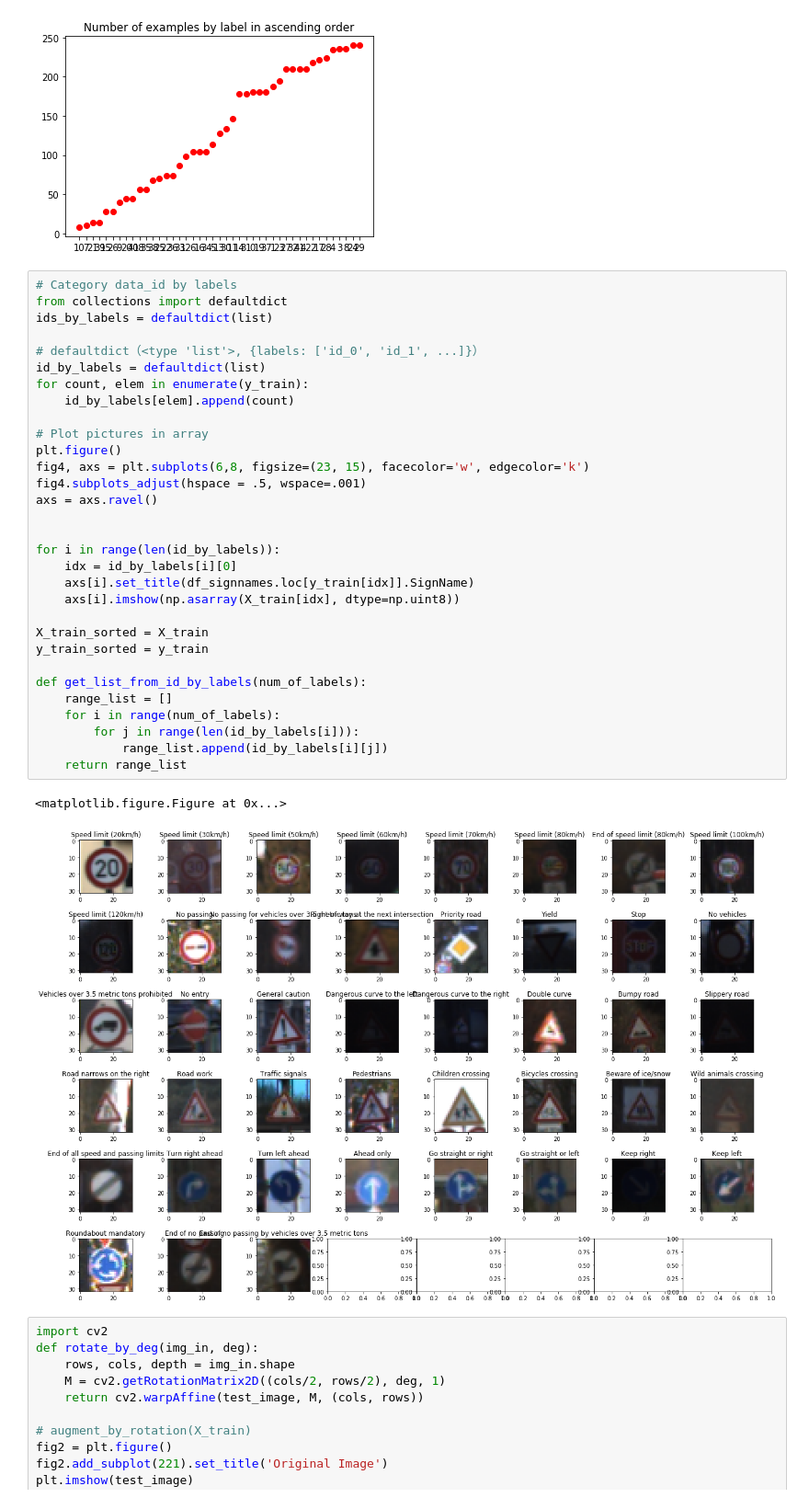
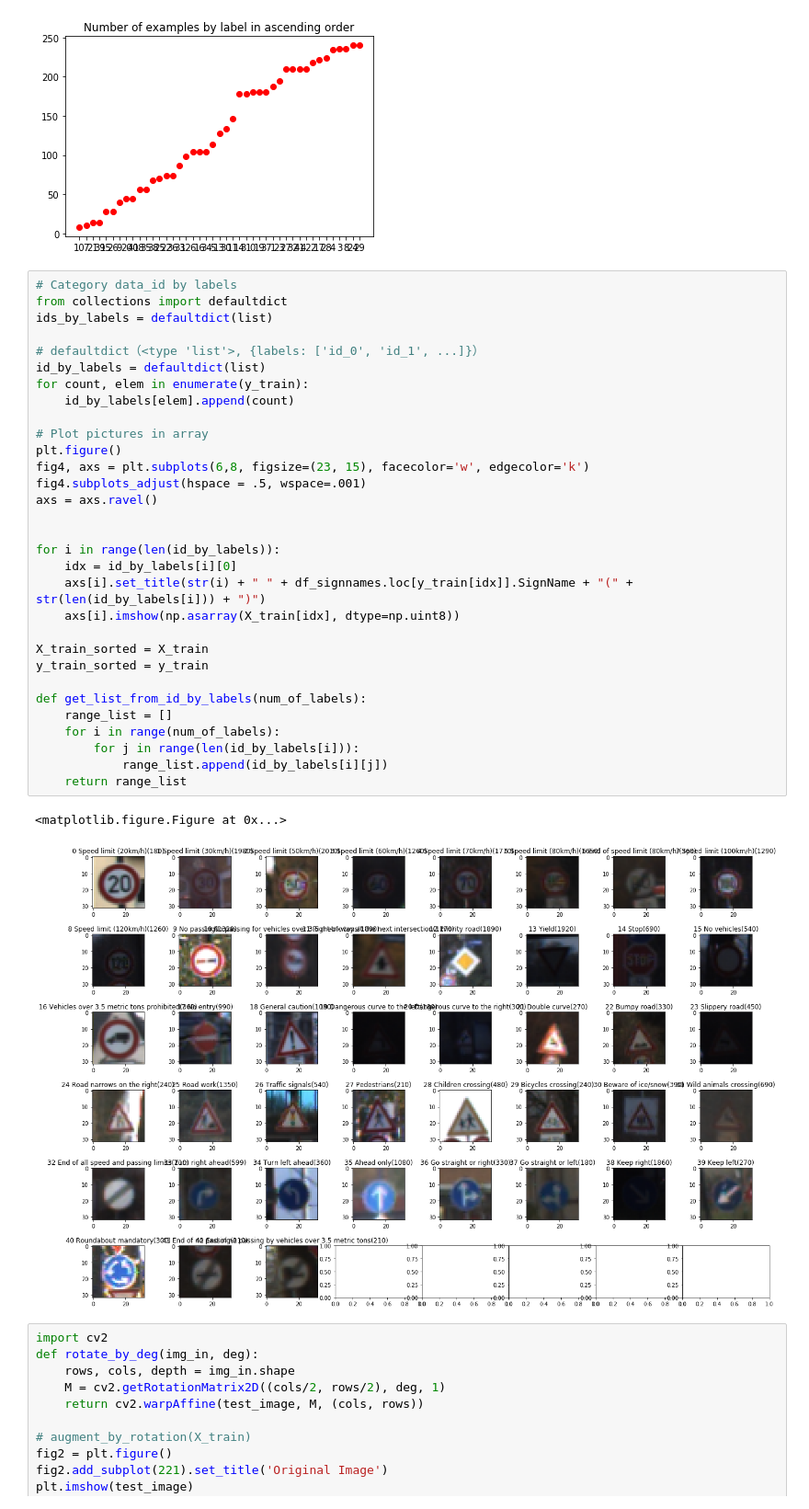
Before and after one commit to IanBoyanZhang/CarND-Traffic-Sign-Classifier-Project, a Jupyter notebook: Traffic_Sign_Classifier.ipynb, the cells around one changed output. Shown at 92% size. Cells and saved outputs as stored; diff of their text form.

```diff
--- a/Traffic_Sign_Classifier.ipynb
+++ b/Traffic_Sign_Classifier.ipynb
@@ -228,35 +228,35 @@ plt.title("Number of examples by label in ascending order")
 from collections import defaultdict
 ids_by_labels = defaultdict(list)
 
 # defaultdict（<type 'list'>, {labels: ['id_0', 'id_1', ...]}）
 id_by_labels = defaultdict(list)
 for count, elem in enumerate(y_train):
     id_by_labels[elem].append(count)
 
 # Plot pictures in array
 plt.figure()
 fig4, axs = plt.subplots(6,8, figsize=(23, 15), facecolor='w', edgecolor='k')
 fig4.subplots_adjust(hspace = .5, wspace=.001)
 axs = axs.ravel()
 
 
 for i in range(len(id_by_labels)):
     idx = id_by_labels[i][0]
-    axs[i].set_title(df_signnames.loc[y_train[idx]].SignName)
+    axs[i].set_title(str(i) + " " + df_signnames.loc[y_train[idx]].SignName + "(" + str(len(id_by_labels[i])) + ")")
     axs[i].imshow(np.asarray(X_train[idx], dtype=np.uint8))
 
 X_train_sorted = X_train
 y_train_sorted = y_train
 
 def get_list_from_id_by_labels(num_of_labels):
     range_list = []
     for i in range(num_of_labels):
         for j in range(len(id_by_labels[i])):
             range_list.append(id_by_labels[i][j])
     return range_list
 # %% [output]
 <matplotlib.figure.Figure at 0x...>
-[figure, old version]
+[figure, new version]
 # %%
 import cv2
 def rotate_by_deg(img_in, deg):
```
Also changed, not shown: parts of 1 cell of this notebook, 1 other file.
